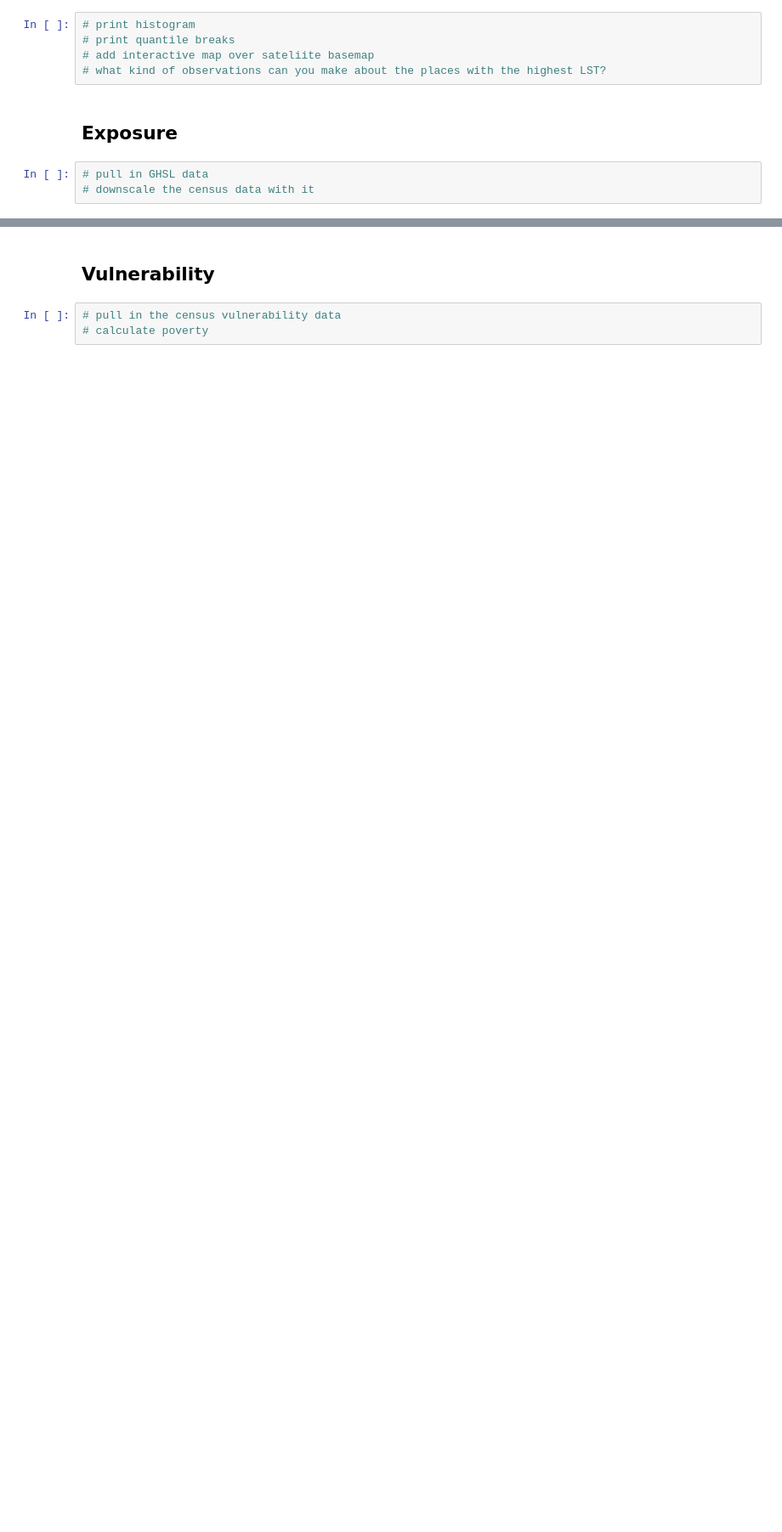
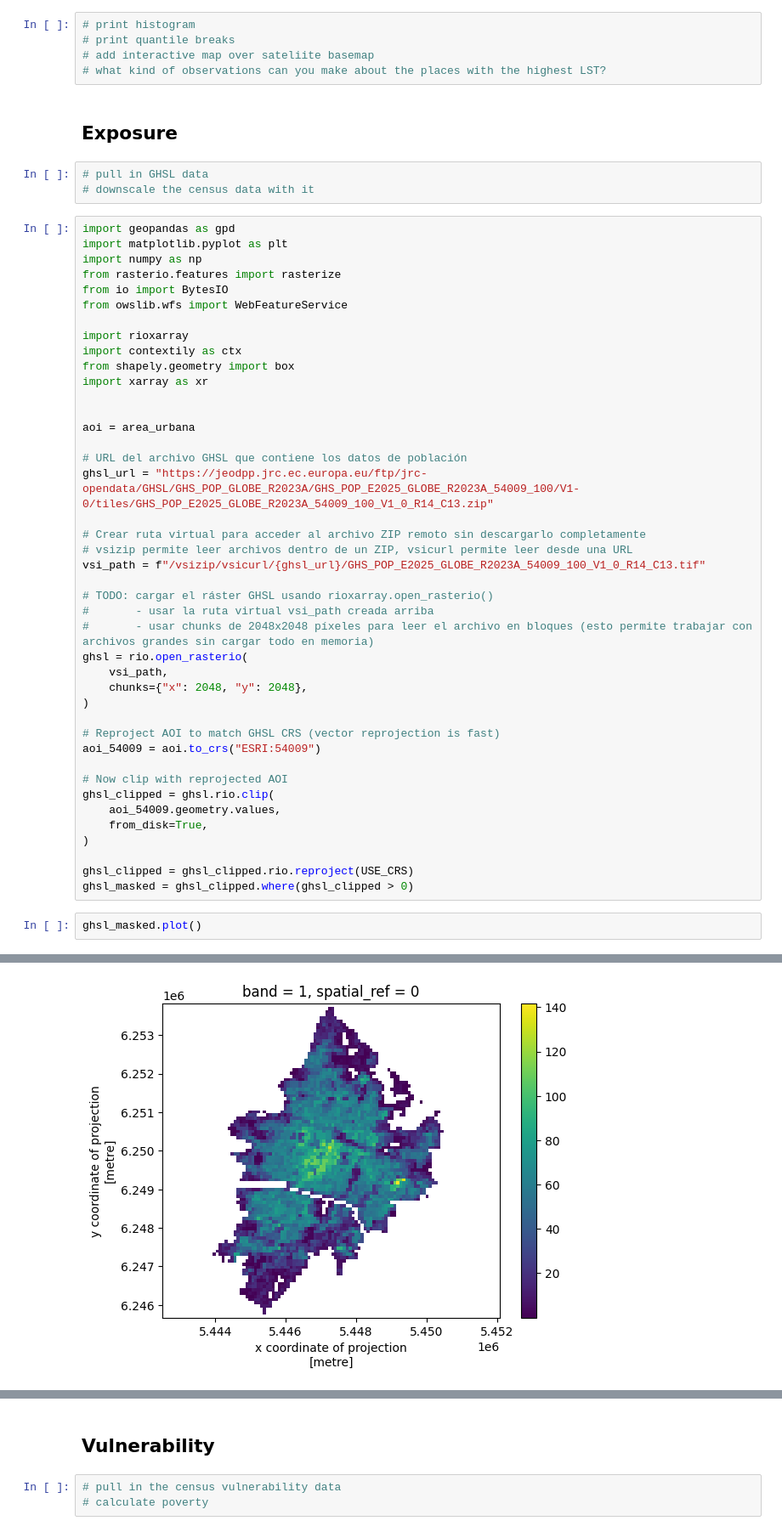
Before and after one commit to nlebovits/datos-escala-humana, a Jupyter notebook: es/riesgo-climatico/unidad_3_soluciones.ipynb, the cells around one changed output, grey strips where cells are left out. Shown: that part at 85% size. Saved outputs shown, nothing was run; the diff lists cells and outputs as text; blank space fills up the shorter version.

```diff
--- a/es/riesgo-climatico/unidad_3_soluciones.ipynb
+++ b/es/riesgo-climatico/unidad_3_soluciones.ipynb
@@ -265,3 +277,48 @@ Maximum LST Statistics:
 # %%
 # pull in GHSL data
 # downscale the census data with it
+# %%
+import geopandas as gpd
+import matplotlib.pyplot as plt
+import numpy as np
+from rasterio.features import rasterize
+from io import BytesIO
+from owslib.wfs import WebFeatureService
+
+import rioxarray
+import contextily as ctx
+from shapely.geometry import box
+import xarray as xr
+
+
+aoi = area_urbana
+
+# URL del archivo GHSL que contiene los datos de población
+ghsl_url = "https://jeodpp.jrc.ec.europa.eu/ftp/jrc-opendata/GHSL/GHS_POP_GLOBE_R2023A/GHS_POP_E2025_GLOBE_R2023A_54009_100/V1-0/tiles/GHS_POP_E2025_GLOBE_R2023A_54009_100_V1_0_R14_C13.zip"
+
+# Crear ruta virtual para acceder al archivo ZIP remoto sin descargarlo completamente
+# vsizip permite leer archivos dentro de un ZIP, vsicurl permite leer desde una URL
+vsi_path = f"/vsizip/vsicurl/{ghsl_url}/GHS_POP_E2025_GLOBE_R2023A_54009_100_V1_0_R14_C13.tif"
+
+# TODO: cargar el ráster GHSL usando rioxarray.open_rasterio()
+#       - usar la ruta virtual vsi_path creada arriba
+#       - usar chunks de 2048x2048 píxeles para leer el archivo en bloques (esto permite trabajar con archivos grandes sin cargar todo en memoria)
+ghsl = rio.open_rasterio(
+    vsi_path,
+    chunks={"x": 2048, "y": 2048},
+)
+
+# Reproject AOI to match GHSL CRS (vector reprojection is fast)
+aoi_54009 = aoi.to_crs("ESRI:54009")
+
+# Now clip with reprojected AOI
+ghsl_clipped = ghsl.rio.clip(
+    aoi_54009.geometry.values,
+    from_disk=True,
+)
+
+ghsl_clipped = ghsl_clipped.rio.reproject(USE_CRS)
+ghsl_masked = ghsl_clipped.where(ghsl_clipped > 0)
+# %%
+ghsl_masked.plot()
+# %% [output]
@@ -267,0 +326 @@ Maximum LST Statistics:
+[figure, added]
```
Also changed, not shown: parts of 18 cells of this notebook.
